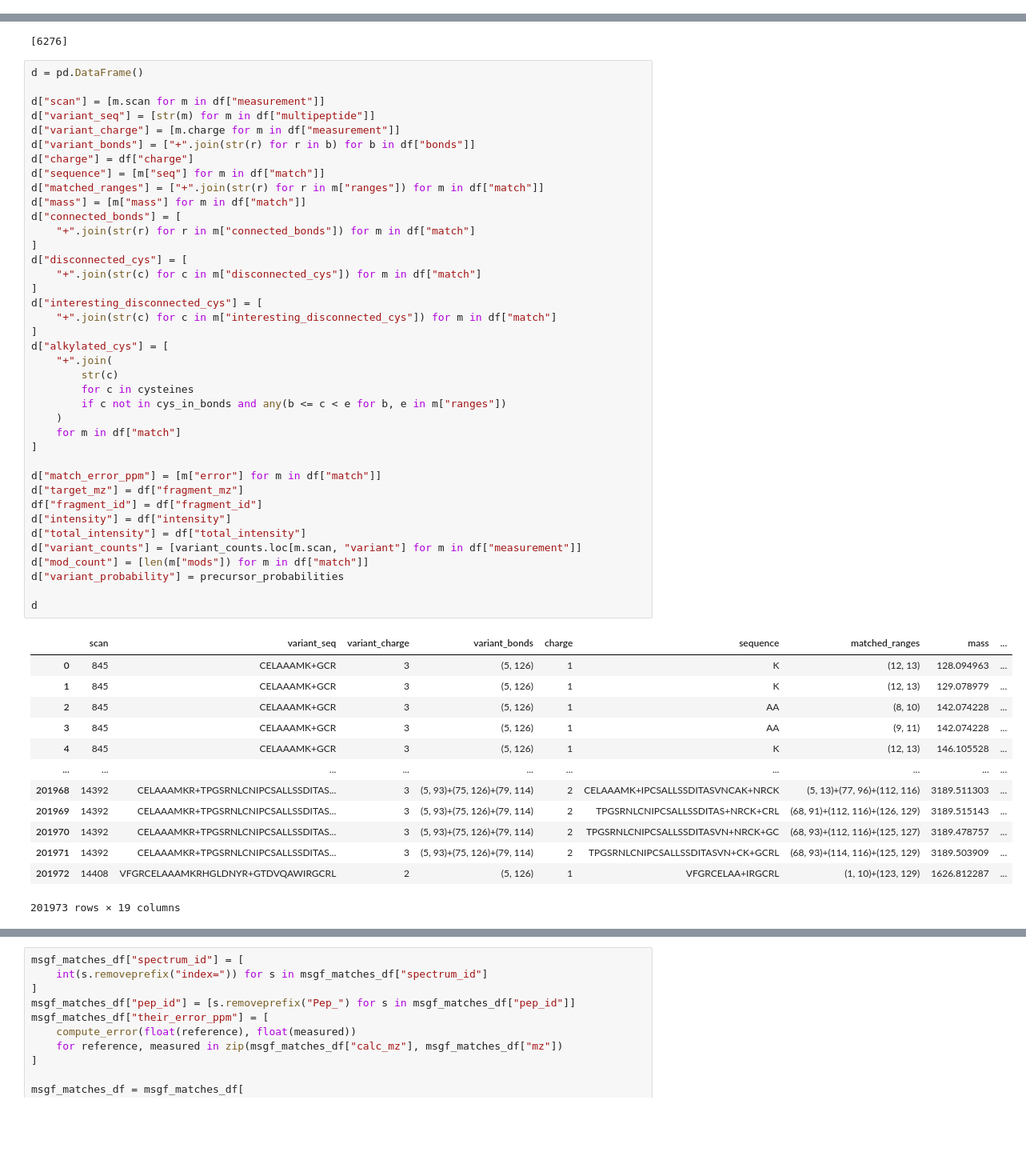
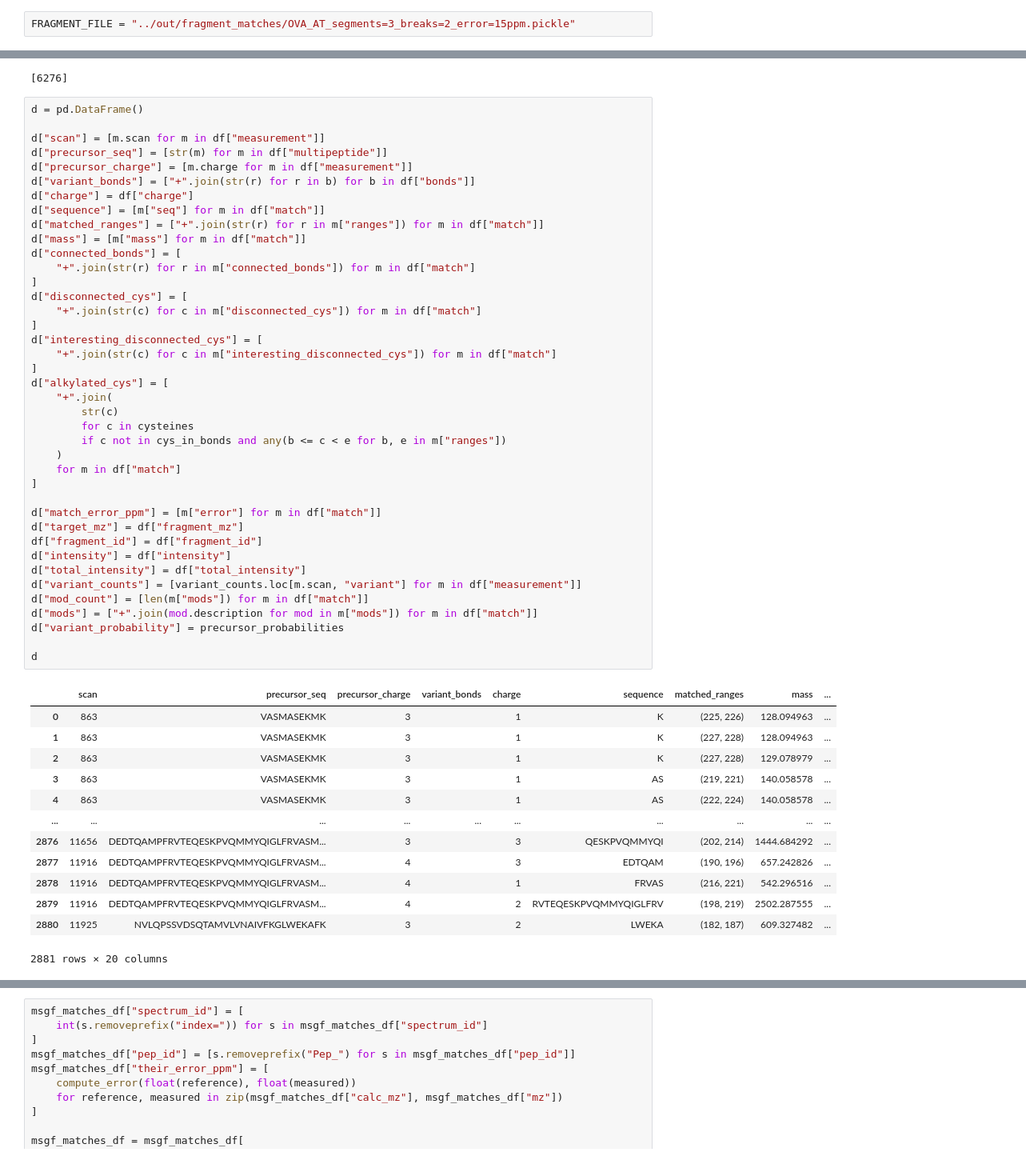
Before and after one commit to Eugleo/dibby, a Jupyter notebook: src/interpretation.ipynb, the cells around one changed output, grey strips where cells are left out. Shown at 80% size. Cells and saved outputs as stored; diff of their text form; blank space fills up the shorter version.

```diff
--- a/src/interpretation.ipynb
+++ b/src/interpretation.ipynb
@@ -59,3 +12,5 @@ from protein import trypsin
+# %%
+FRAGMENT_FILE = "../out/fragment_matches/OVA_AT_segments=3_breaks=2_error=15ppm.pickle"
 # %%
 fragments = []
 with open(FRAGMENT_FILE, "rb") as f:
@@ -141,8 +96,8 @@ histo([str(b) for b in sorted(flattened)])
 d = pd.DataFrame()
 
 d["scan"] = [m.scan for m in df["measurement"]]
-d["variant_seq"] = [str(m) for m in df["multipeptide"]]
-d["variant_charge"] = [m.charge for m in df["measurement"]]
+d["precursor_seq"] = [str(m) for m in df["multipeptide"]]
+d["precursor_charge"] = [m.charge for m in df["measurement"]]
 d["variant_bonds"] = ["+".join(str(r) for r in b) for b in df["bonds"]]
 d["charge"] = df["charge"]
 d["sequence"] = [m["seq"] for m in df["match"]]
@@ -150,44 +105,45 @@ d["matched_ranges"] = ["+".join(str(r) for r in m["ranges"]) for m in df["match"
 d["mass"] = [m["mass"] for m in df["match"]]
 d["connected_bonds"] = [
     "+".join(str(r) for r in m["connected_bonds"]) for m in df["match"]
 ]
 d["disconnected_cys"] = [
     "+".join(str(c) for c in m["disconnected_cys"]) for m in df["match"]
 ]
 d["interesting_disconnected_cys"] = [
     "+".join(str(c) for c in m["interesting_disconnected_cys"]) for m in df["match"]
 ]
 d["alkylated_cys"] = [
     "+".join(
         str(c)
         for c in cysteines
         if c not in cys_in_bonds and any(b <= c < e for b, e in m["ranges"])
     )
     for m in df["match"]
 ]
 
 d["match_error_ppm"] = [m["error"] for m in df["match"]]
 d["target_mz"] = df["fragment_mz"]
 df["fragment_id"] = df["fragment_id"]
 d["intensity"] = df["intensity"]
 d["total_intensity"] = df["total_intensity"]
 d["variant_counts"] = [variant_counts.loc[m.scan, "variant"] for m in df["measurement"]]
 d["mod_count"] = [len(m["mods"]) for m in df["match"]]
+d["mods"] = ["+".join(mod.description for mod in m["mods"]) for m in df["match"]]
 d["variant_probability"] = precursor_probabilities
 
 d
 # %% [output]
-|  | scan | variant_seq | variant_charge | variant_bonds | charge | sequence | matched_ranges | mass | ... |
-| 0 | 845 | CELAAAMK+GCR | 3 | (5, 126) | 1 | K | (12, 13) | 128.094963 | ... |
-| 1 | 845 | CELAAAMK+GCR | 3 | (5, 126) | 1 | K | (12, 13) | 129.078979 | ... |
-| 2 | 845 | CELAAAMK+GCR | 3 | (5, 126) | 1 | AA | (8, 10) | 142.074228 | ... |
-| 3 | 845 | CELAAAMK+GCR | 3 | (5, 126) | 1 | AA | (9, 11) | 142.074228 | ... |
-| 4 | 845 | CELAAAMK+GCR | 3 | (5, 126) | 1 | K | (12, 13) | 146.105528 | ... |
+|  | scan | precursor_seq | precursor_charge | variant_bonds | charge | sequence | matched_ranges | mass | ... |
+| 0 | 863 | VASMASEKMK | 3 |  | 1 | K | (225, 226) | 128.094963 | ... |
+| 1 | 863 | VASMASEKMK | 3 |  | 1 | K | (227, 228) | 128.094963 | ... |
+| 2 | 863 | VASMASEKMK | 3 |  | 1 | K | (227, 228) | 129.078979 | ... |
+| 3 | 863 | VASMASEKMK | 3 |  | 1 | AS | (219, 221) | 140.058578 | ... |
+| 4 | 863 | VASMASEKMK | 3 |  | 1 | AS | (222, 224) | 140.058578 | ... |
 | ... | ... | ... | ... | ... | ... | ... | ... | ... | ... |
-| 201968 | 14392 | CELAAAMKR+TPGSRNLCNIPCSALLSSDITAS... | 3 | (5, 93)+(75, 126)+(79, 114) | 2 | CELAAAMK+IPCSALLSSDITASVNCAK+NRCK | (5, 13)+(77, 96)+(112, 116) | 3189.511303 | ... |
-| 201969 | 14392 | CELAAAMKR+TPGSRNLCNIPCSALLSSDITAS... | 3 | (5, 93)+(75, 126)+(79, 114) | 2 | TPGSRNLCNIPCSALLSSDITAS+NRCK+CRL | (68, 91)+(112, 116)+(126, 129) | 3189.515143 | ... |
-| 201970 | 14392 | CELAAAMKR+TPGSRNLCNIPCSALLSSDITAS... | 3 | (5, 93)+(75, 126)+(79, 114) | 2 | TPGSRNLCNIPCSALLSSDITASVN+NRCK+GC | (68, 93)+(112, 116)+(125, 127) | 3189.478757 | ... |
-| 201971 | 14392 | CELAAAMKR+TPGSRNLCNIPCSALLSSDITAS... | 3 | (5, 93)+(75, 126)+(79, 114) | 2 | TPGSRNLCNIPCSALLSSDITASVN+CK+GCRL | (68, 93)+(114, 116)+(125, 129) | 3189.503909 | ... |
-| 201972 | 14408 | VFGRCELAAAMKRHGLDNYR+GTDVQAWIRGCRL | 2 | (5, 126) | 1 | VFGRCELAA+IRGCRL | (1, 10)+(123, 129) | 1626.812287 | ... |
+| 2876 | 11656 | DEDTQAMPFRVTEQESKPVQMMYQIGLFRVASM... | 3 |  | 3 | QESKPVQMMYQI | (202, 214) | 1444.684292 | ... |
+| 2877 | 11916 | DEDTQAMPFRVTEQESKPVQMMYQIGLFRVASM... | 4 |  | 3 | EDTQAM | (190, 196) | 657.242826 | ... |
+| 2878 | 11916 | DEDTQAMPFRVTEQESKPVQMMYQIGLFRVASM... | 4 |  | 1 | FRVAS | (216, 221) | 542.296516 | ... |
+| 2879 | 11916 | DEDTQAMPFRVTEQESKPVQMMYQIGLFRVASM... | 4 |  | 2 | RVTEQESKPVQMMYQIGLFRV | (198, 219) | 2502.287555 | ... |
+| 2880 | 11925 | NVLQPSSVDSQTAMVLVNAIVFKGLWEKAFK | 3 |  | 2 | LWEKA | (182, 187) | 609.327482 | ... |
-201973 rows × 19 columns
+2881 rows × 20 columns
 # %%
```
Also changed, not shown: parts of 19 cells of this notebook, 5 other files.
